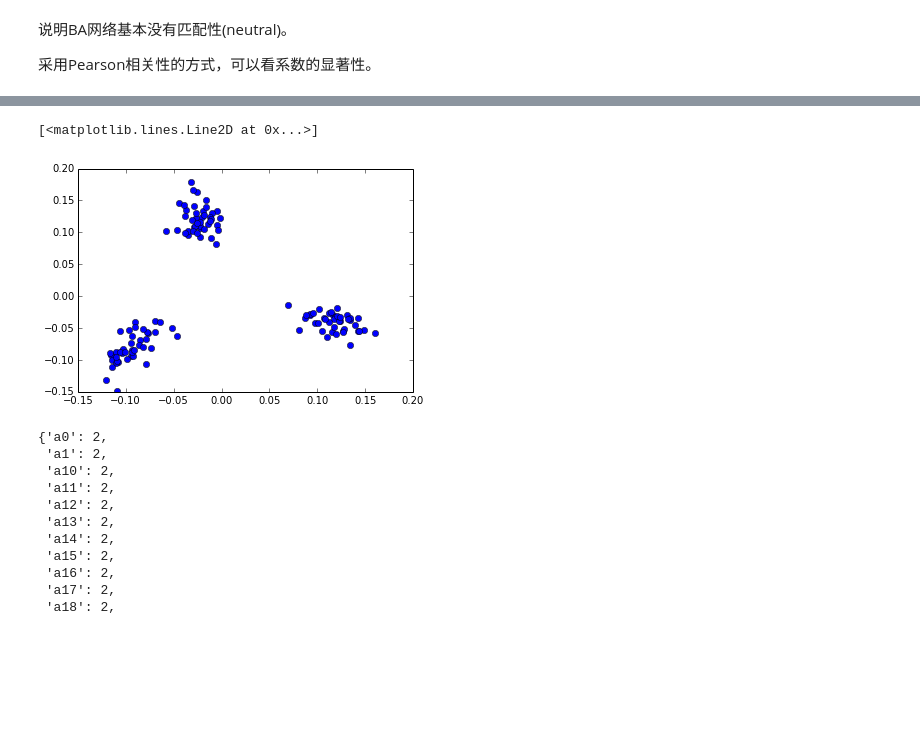
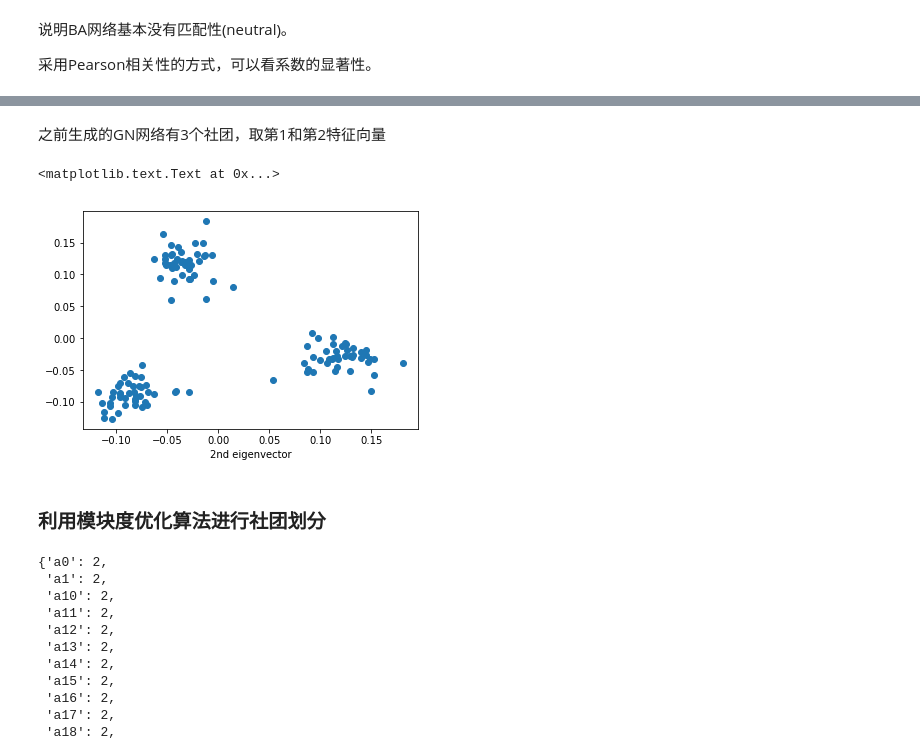
Before and after one commit to challenge19/py-networkx-ipynb, a Jupyter notebook: ComplexNetworksCourse.ipynb, the cells around one changed output, grey strips where cells are left out. Saved outputs shown, nothing was run; the diff lists cells and outputs as text; code cells hidden in the pictures; blank space fills up the shorter version.

```diff
--- a/ComplexNetworksCourse.ipynb
+++ b/ComplexNetworksCourse.ipynb
@@ -1045,12 +1062,18 @@ for nc in nall:
 # %%
 lap_g = nx.laplacian_matrix(g) # laplacian matrix of g
 # %%
-eigval,eigvec = np.linalg.eigh(lap_g)
+eigval,eigvec = np.linalg.eigh(lap_g.todense())
+# %% [markdown]
+之前生成的GN网络有3个社团，取第1和第2特征向量
 # %%
 plt.plot(eigvec[:,1],eigvec[:,2],'o')
+plt.xlabel('1st eigenvector')
+plt.xlabel('2nd eigenvector')
 # %% [output]
-[<matplotlib.lines.Line2D at 0x...>]
+<matplotlib.text.Text at 0x...>
-[figure, old version]
+[figure, new version]
+# %% [markdown]
+### 利用模块度优化算法进行社团划分
 # %%
 import community
 # %%
```
Also changed, not shown: parts of 11 cells of this notebook, 3 other files.
